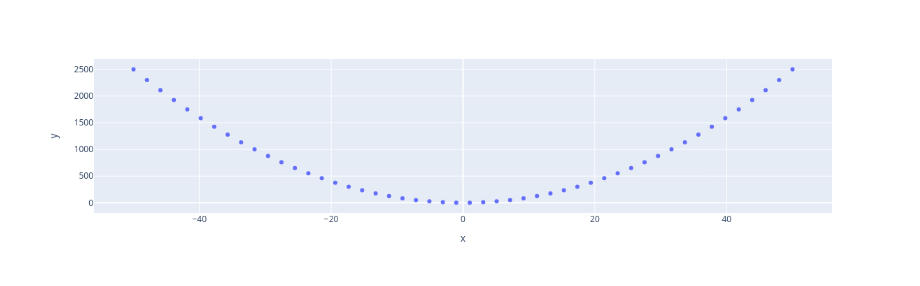
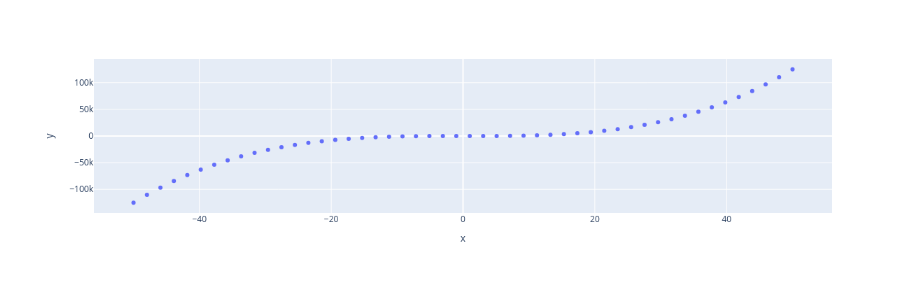
Before and after one commit to jtesar-rh/my-notebooks-repo, a Jupyter notebook: experiment1.ipynb, the cells around one changed output. Drawn from its saved outputs; the diff is of its cells as text; code cells hidden in the pictures.

```diff
--- a/experiment1.ipynb
+++ b/experiment1.ipynb
@@ -4,7 +4,7 @@ import plotly.express as px
 # x-axis data points
 x = np.linspace(start=-50, stop=50)
 # y-axis data points
-y = x ** 2
+y = x ** 3
 # define the plot
 fig = px.scatter(x=x, y=y)
 fig.show()
@@ -13 +12 @@ fig.show()
-[figure, old version]
+[figure, new version]
```
Also changed, not shown: parts of 1 cell of this notebook.
